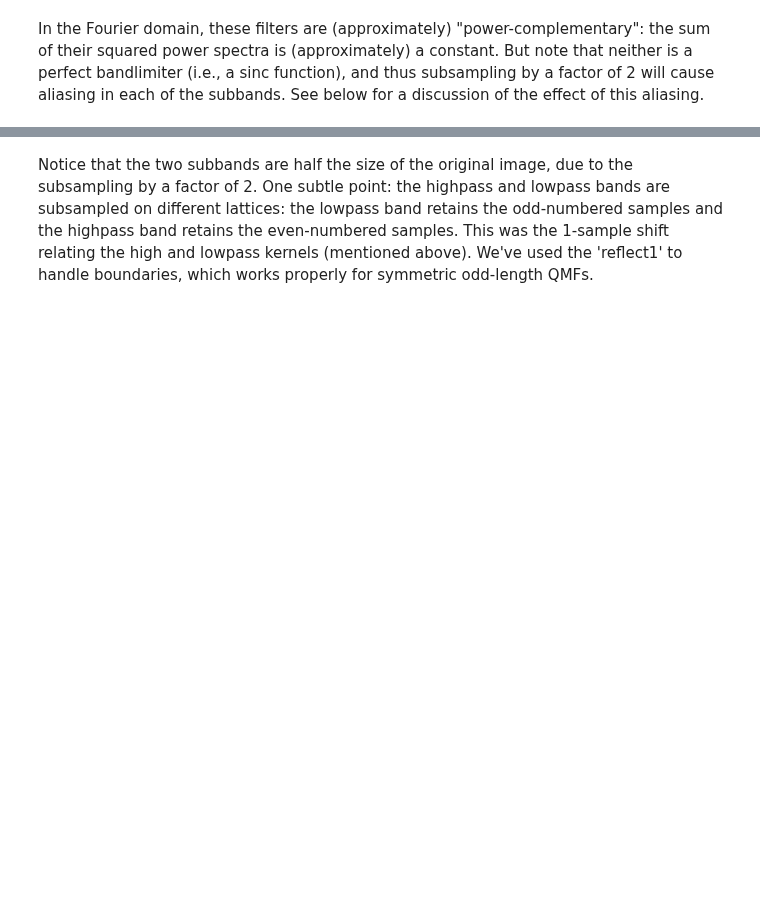
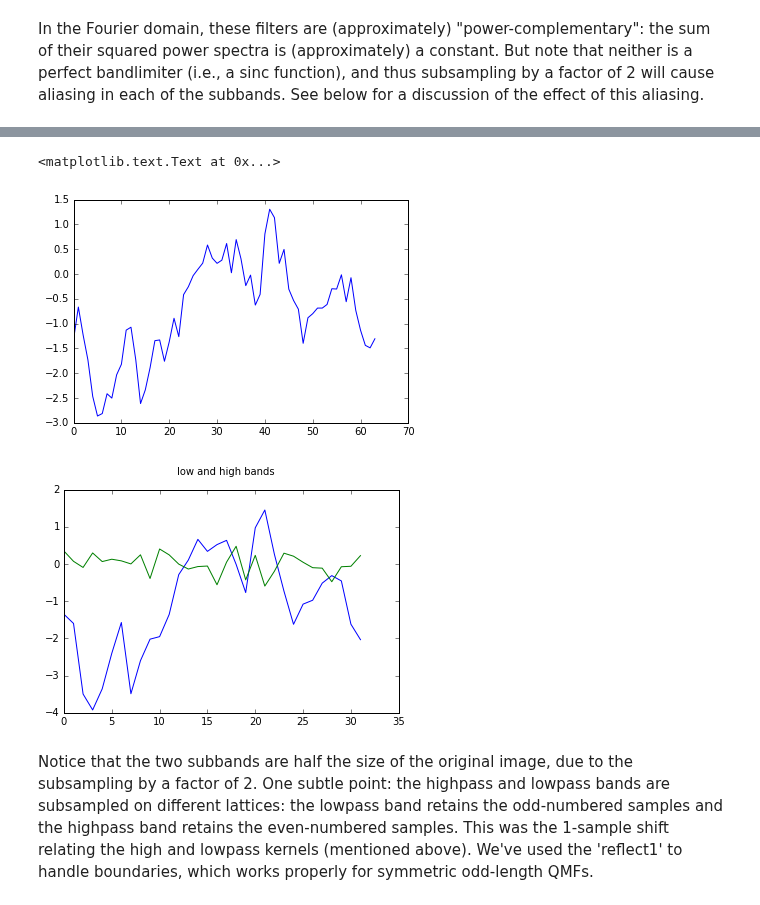
Before and after one commit to LabForComputationalVision/pyrtools, a Jupyter notebook: pyramids.ipynb, the cells around one changed output, grey strips where cells are left out. Saved outputs shown, nothing was run; the diff lists cells and outputs as text; code cells hidden in the pictures; blank space fills up the shorter version.

```diff
--- a/pyramids.ipynb
+++ b/pyramids.ipynb
@@ -472,15 +495,17 @@ plt.suptitle('Sum of squared magnitudes')
 # %%
 # We can split an input signal into two bands as follows:
 sig = ppu.mkFract((1,64), 1.6)
 plt.plot(sig.T)
-flo = flo.reshape(1,9)
-lo1 = ppu.corrDn(image = sig, filt = flo, step = (1, 2)).T
+lo1 = ppu.corrDn(image = sig.copy(), filt = flo.T.copy(), step = (1, 2))
 plt.figure()
-plt.plot(lo1)
-fhi = fhi.reshape(1,9)
-hi1 = ppu.corrDn(image = sig, filt = fhi, step = (1, 2), start = (0, 1)).T
-plt.plot(hi1)
+plt.plot(lo1.T)
+hi1 = ppu.corrDn(image = sig.copy(), filt = fhi.T.copy(), step = (1, 2), start = (0, 1))
+plt.plot(hi1.T)
 plt.suptitle('low and high bands')
+# %% [output]
+<matplotlib.text.Text at 0x...>
+[figure, added]
+[figure, added]
 # %% [markdown]
 Notice that the two subbands are half the size of the original
 image, due to the subsampling by a factor of 2.  One subtle point:
```
Also changed, not shown: parts of 25 cells of this notebook, 2 other files.
